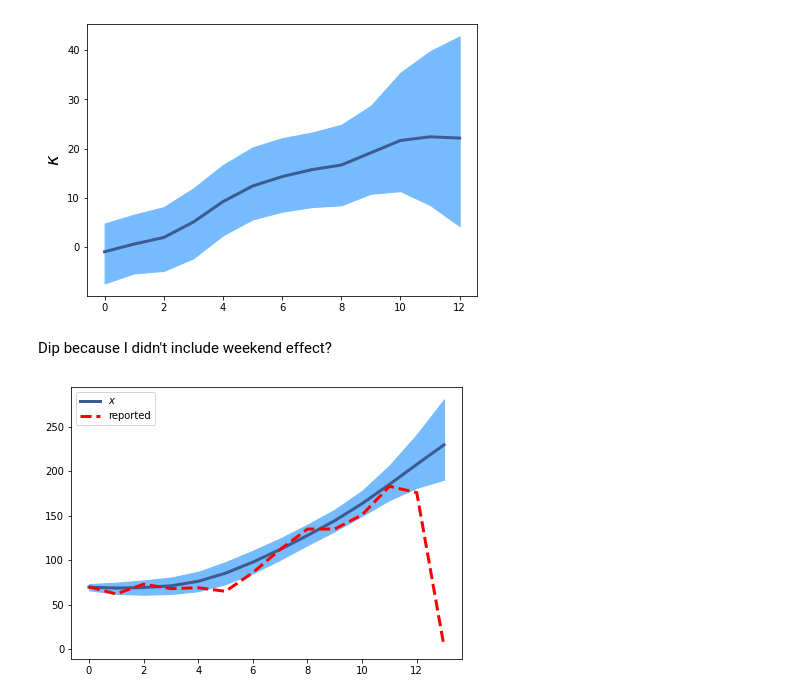
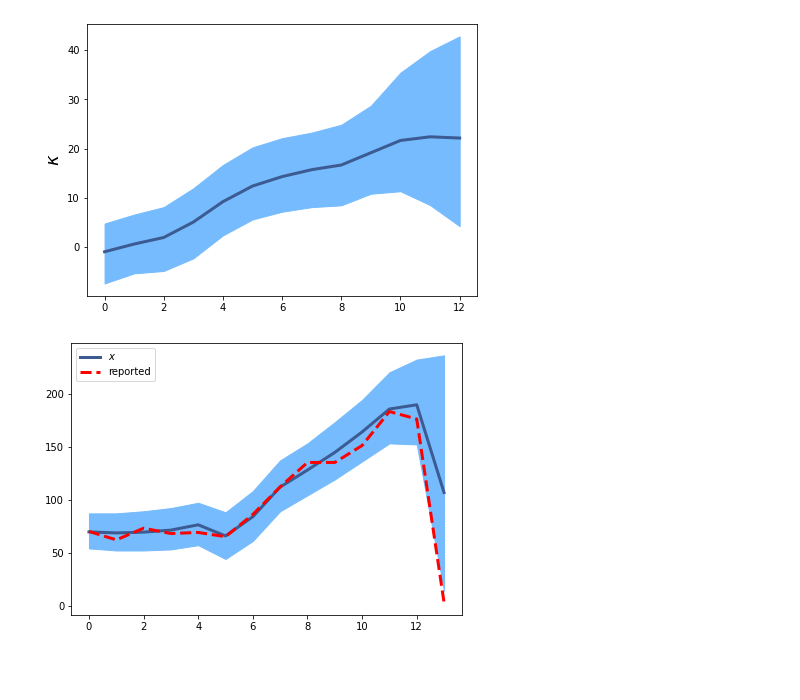
Before and after one commit to alan-turing-institute/jbc-turing-rss-nowcasting, a Jupyter notebook: notebooks/stan_version.ipynb, the cells around one changed output. Cells and saved outputs as stored; diff of their text form; code cells hidden in the pictures; blank space fills up the shorter version.

```diff
--- a/notebooks/stan_version.ipynb
+++ b/notebooks/stan_version.ipynb
@@ -100,11 +96,9 @@ ax = plot_posterior(fit["kappa"])
 ax.set_ylabel("$\kappa$", size=18);
 # %% [output]
 [figure]
-# %% [markdown]
-Dip because I didn't include weekend effect?
 # %%
-ax = plot_posterior(fit["lambda"], name="$x$")
+ax = plot_posterior(fit["x"], name="$x$")
 ax.plot(ys_sequence, c="r", ls="--", lw=3, label="reported")
 ax.legend(loc="upper left");
 # %% [output]
-[figure, old version]
+[figure, new version]
```
Also changed, not shown: parts of 1 cell of this notebook.
